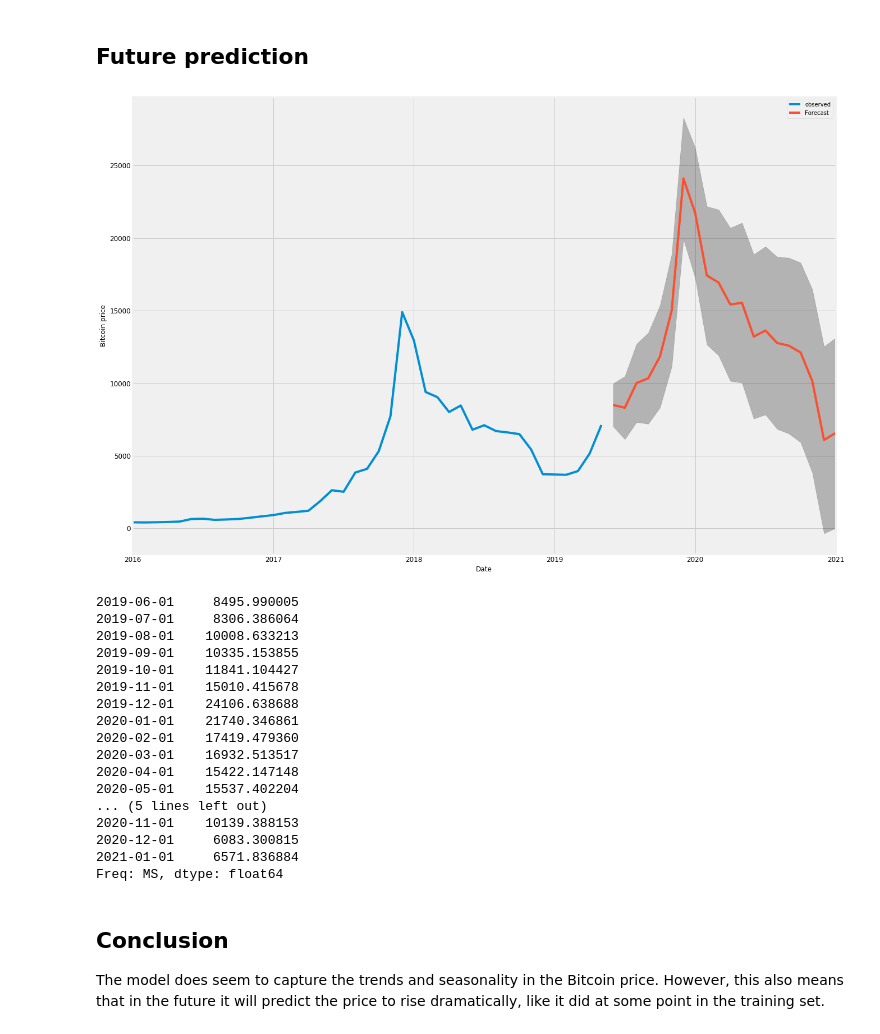
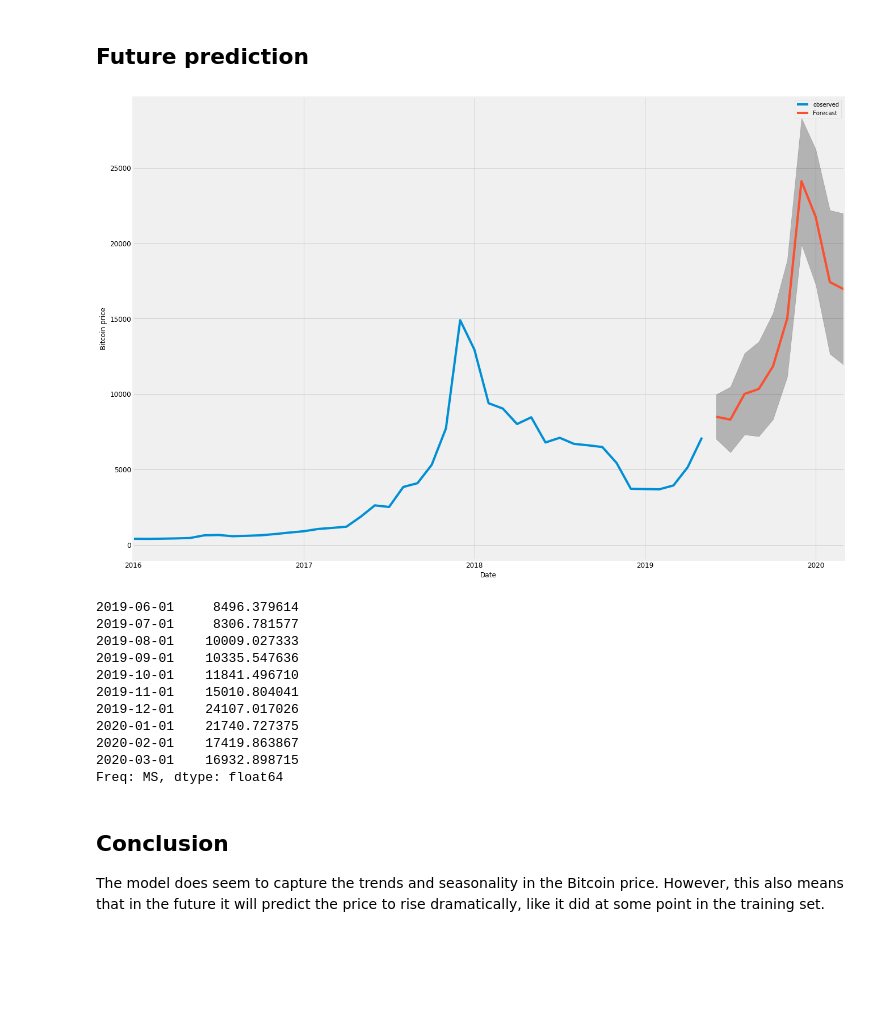
Before and after one commit to tobiaskkd/AI_exam_project, a Jupyter notebook: Exam Project AI - Mikkel Madsen & Tobias Dahl - Bitcoin Prediction.ipynb, the cells around one changed output. Saved outputs shown, nothing was run; the diff lists cells and outputs as text; code cells hidden in the pictures; blank space fills up the shorter version.

```diff
--- a/Exam Project AI - Mikkel Madsen & Tobias Dahl - Bitcoin Prediction.ipynb
+++ b/Exam Project AI - Mikkel Madsen & Tobias Dahl - Bitcoin Prediction.ipynb
@@ -290,46 +376,40 @@ Mean absolute error 982.5505965521312
 # %%
 # We generate a forecast for the furture graph of Bitcoin.
 # We call the method get_forecast which takes a parameter 'steps', as how many steps into the future do we want to forecast.
-future_pred = results.get_forecast(steps=20)
+future_pred = results.get_forecast(steps=10)
 
 # We plot the observed graph of Bitcoin prices.
 ax = month_hist.plot(label='observed', figsize=(20, 15))
 future_pred.predicted_mean.plot(ax=ax, label='Forecast')
 
 # Plotting the confidence interval on the forecast.
 # This is the interval of the forecasts higest and lowest predicted price.
 # The plotted line is the mean in the confidence interval.
 pred_ci = future_pred.conf_int()
 ax.fill_between(pred_ci.index,
                 pred_ci.iloc[:, 0],
                 pred_ci.iloc[:, 1], color='k', alpha=.25)
 
 ax.set_xlabel('Date')
 ax.set_ylabel('Bitcoin price')
 plt.legend()
 plt.show()
 # %% [output]
-[figure, old version]
+[figure, new version]
 # %%
 # Plotting the result in USD
 future_pred.predicted_mean
 # %% [output]
-2019-06-01     8495.990005
-2019-07-01     8306.386064
-2019-08-01    10008.633213
-2019-09-01    10335.153855
-2019-10-01    11841.104427
-2019-11-01    15010.415678
-2019-12-01    24106.638688
-2020-01-01    21740.346861
-2020-02-01    17419.479360
-2020-03-01    16932.513517
-2020-04-01    15422.147148
-2020-05-01    15537.402204
-... (5 lines left out)
-2020-11-01    10139.388153
-2020-12-01     6083.300815
-2021-01-01     6571.836884
+2019-06-01     8496.379614
+2019-07-01     8306.781577
+2019-08-01    10009.027333
+2019-09-01    10335.547636
+2019-10-01    11841.496710
+2019-11-01    15010.804041
+2019-12-01    24107.017026
+2020-01-01    21740.727375
+2020-02-01    17419.863867
+2020-03-01    16932.898715
 Freq: MS, dtype: float64
 # %% [markdown]
 ## Conclusion
```
Also changed, not shown: parts of 17 cells of this notebook.
